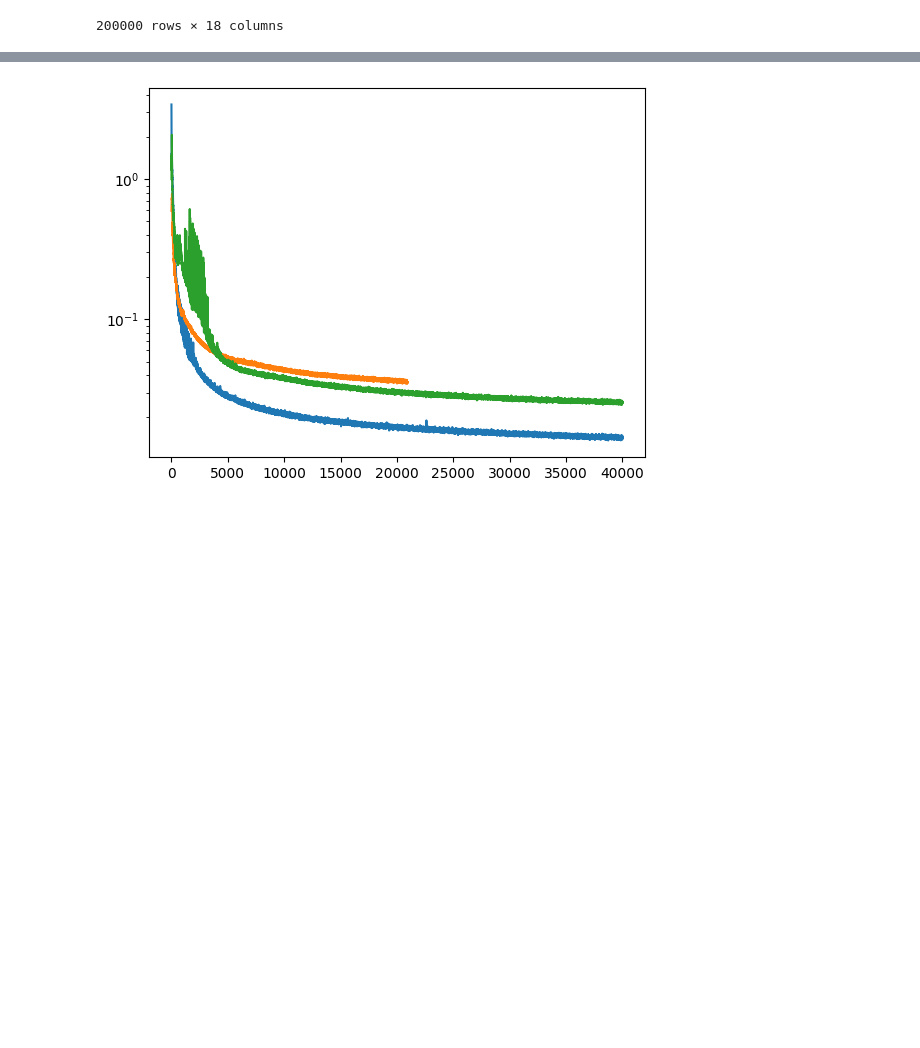
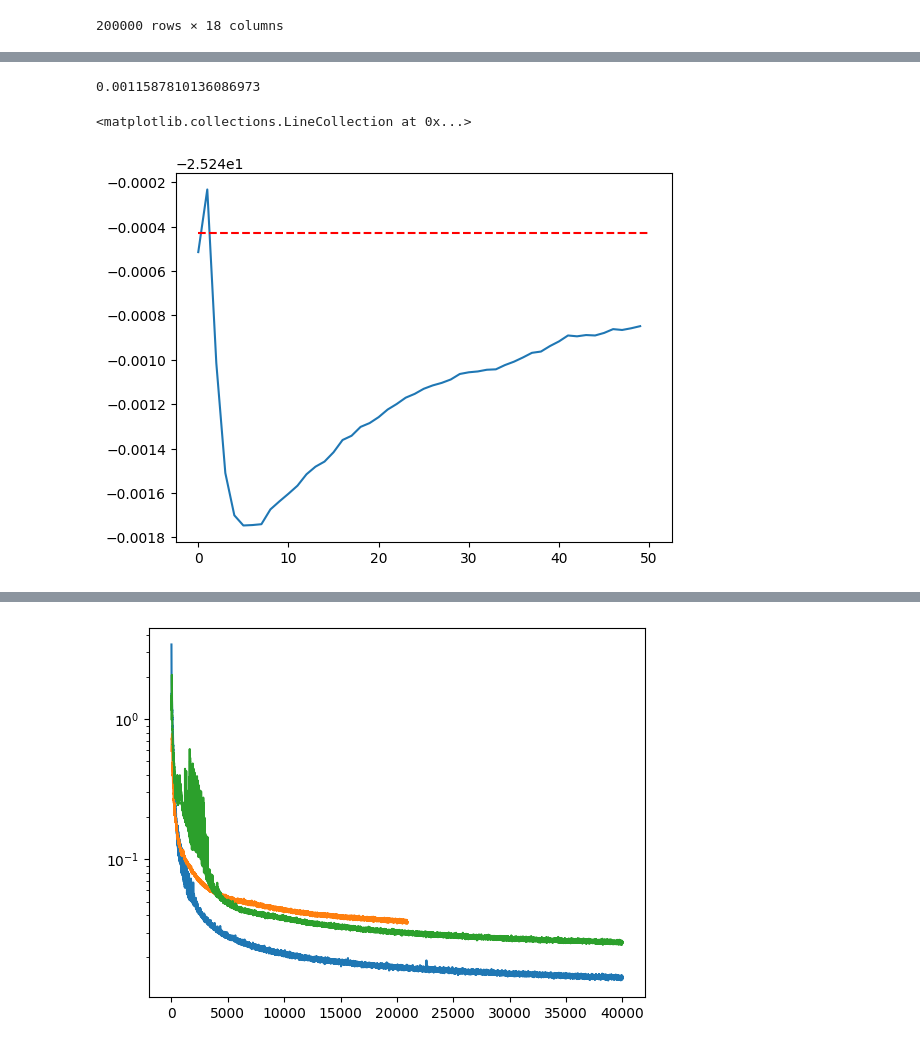
Before and after one commit to KingDamLiu/NNVMC, a Jupyter notebook: calculate.ipynb, the cells around one changed output, grey strips where cells are left out. Saved outputs shown, nothing was run; the diff lists cells and outputs as text; code cells hidden in the pictures; blank space fills up the shorter version.

```diff
--- a/calculate.ipynb
+++ b/calculate.ipynb
@@ -284,0 +337,23 @@ for filename in filenames:
+# %%
+x = np.array(E1[20000:21000]).reshape(-1,1)
+a = np.percentile(x, [25,75])
+stds = []
+means = []
+for i in range(0,50,1):
+    low = a[0] - i*(a[1]-a[0])
+    up = a[1] + i*(a[1]-a[0])
+    stds.append(np.std(x[(x>low) & (x<up)]))
+    means.append(np.mean(x[(x>low) & (x<up)]))
+    # a = plt.hist(x[(x>low) & (x<up)], bins=100, alpha=0.5, label='E2')
+
+    # np.mean(x[(x>low) & (x<up)]), np.std(x[(x>low) & (x<up)])
+# %%
+0.0055**0.5/4096**0.5
+# %% [output]
+0.0011587810136086973
+# %%
+plt.plot(means)
+plt.hlines(y=np.median(x), xmin=0, xmax=len(means), colors='r', linestyles='dashed')
+# %% [output]
+<matplotlib.collections.LineCollection at 0x...>
+[figure, added]
```
Also changed, not shown: parts of 15 cells of this notebook, 10 other files.
